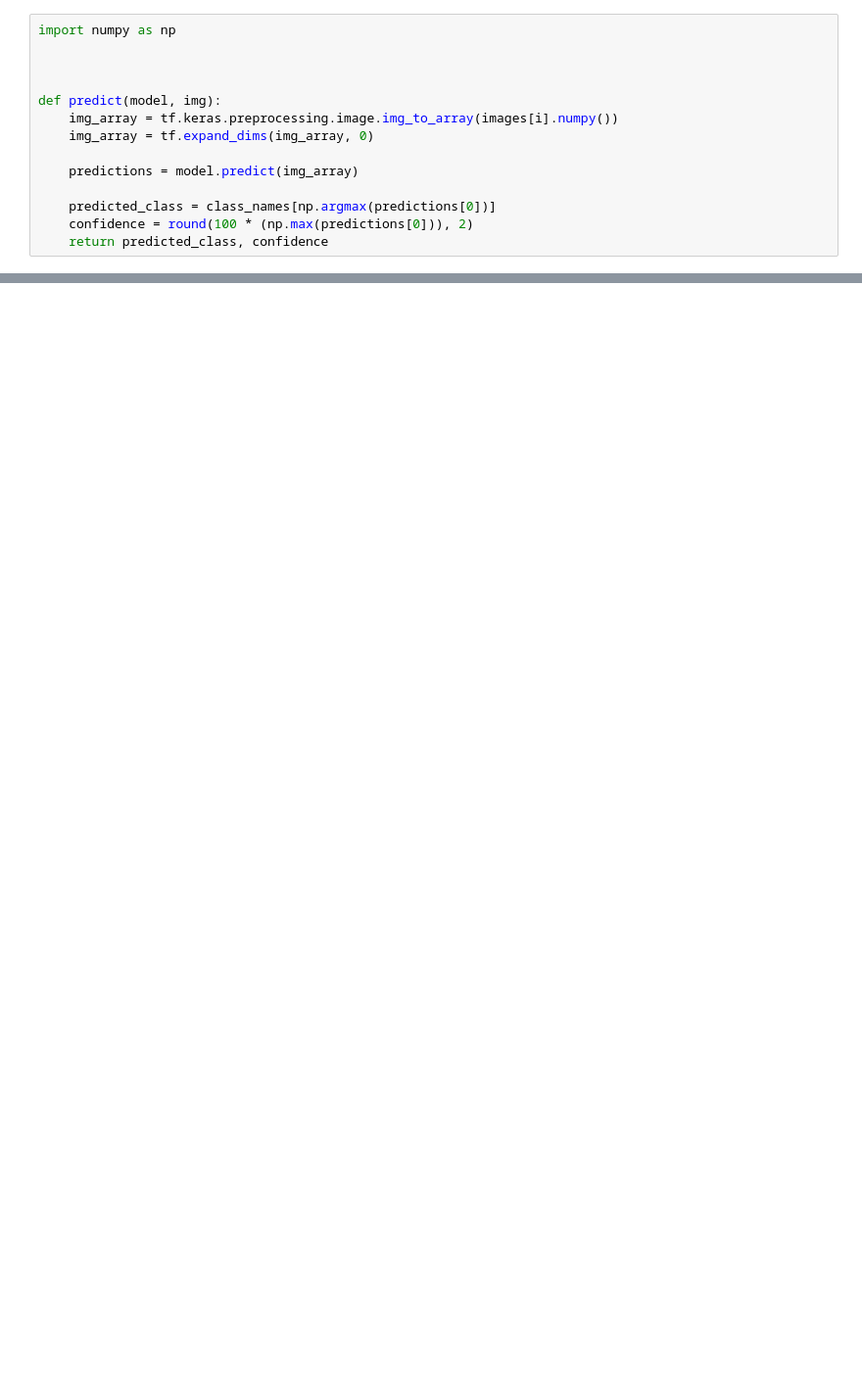
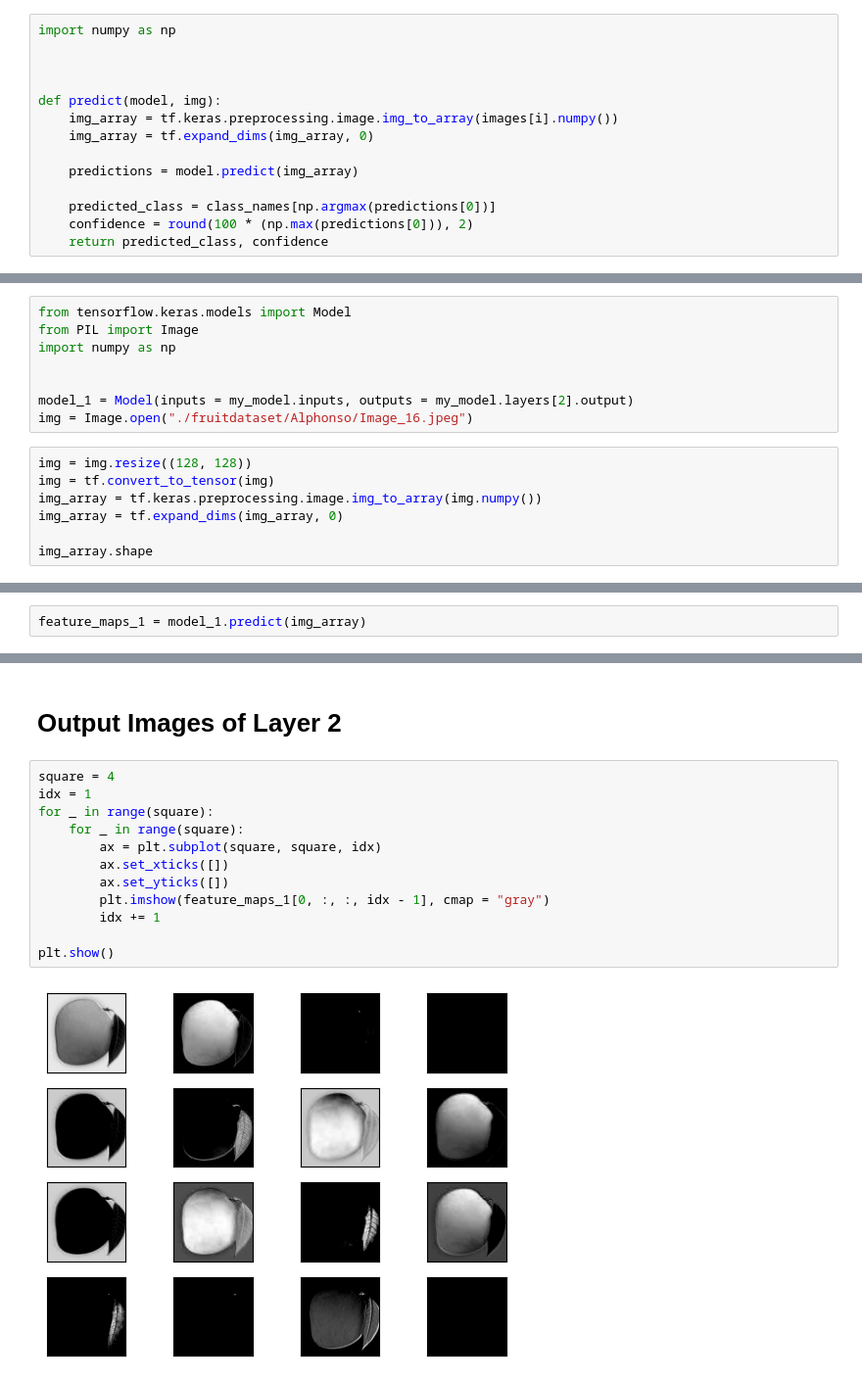
Before and after one commit to RolvinNoronha/mango-detection, a Jupyter notebook: mango-type-detection.ipynb, the cells around one changed output, grey strips where cells are left out. Shown: that part at 98% size. Saved outputs shown, nothing was run; the diff lists cells and outputs as text; blank space fills up the shorter version.

```diff
--- a/mango-type-detection.ipynb
+++ b/mango-type-detection.ipynb
@@ -265,0 +325,15 @@ plt.show()
+# %%
+from tensorflow.keras.models import Model
+from PIL import Image
+import numpy as np
+
+
+model_1 = Model(inputs = my_model.inputs, outputs = my_model.layers[2].output)
+img = Image.open("./fruitdataset/Alphonso/Image_16.jpeg")
+# %%
+img = img.resize((128, 128))
+img = tf.convert_to_tensor(img)
+img_array = tf.keras.preprocessing.image.img_to_array(img.numpy())
+img_array = tf.expand_dims(img_array, 0)
+
+img_array.shape
@@ -265,0 +342,2 @@ plt.show()
+# %%
+feature_maps_1 = model_1.predict(img_array)
@@ -265,0 +346,16 @@ plt.show()
+# %% [markdown]
+# Output Images of Layer 2
+# %%
+square = 4
+idx = 1
+for _ in range(square):
+    for _ in range(square):
+        ax = plt.subplot(square, square, idx)
+        ax.set_xticks([])
+        ax.set_yticks([])
+        plt.imshow(feature_maps_1[0, :, :, idx - 1], cmap = "gray")
+        idx += 1
+
+plt.show()
+# %% [output]
+[figure, added]
```
Also changed, not shown: parts of 28 cells of this notebook, 11 other files.
